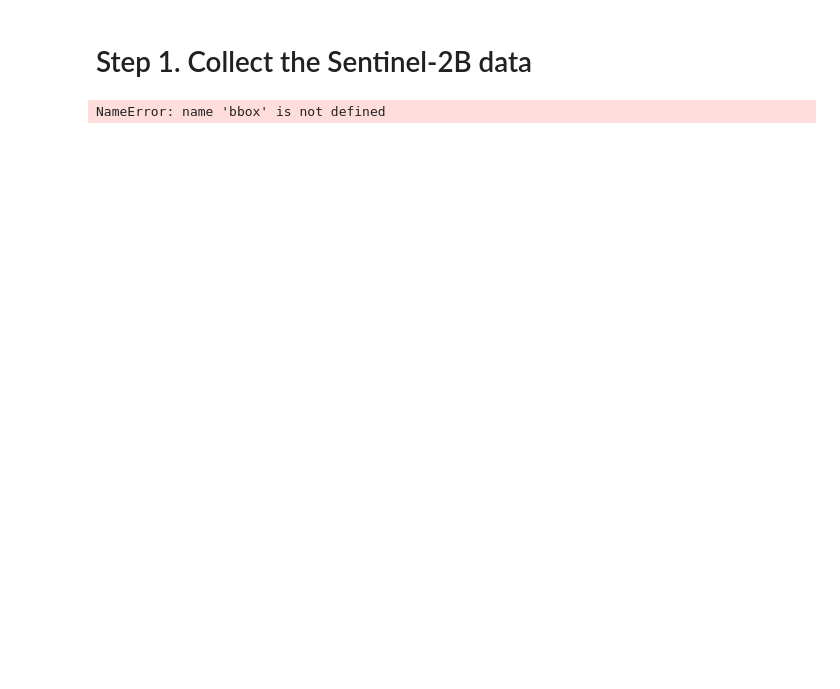
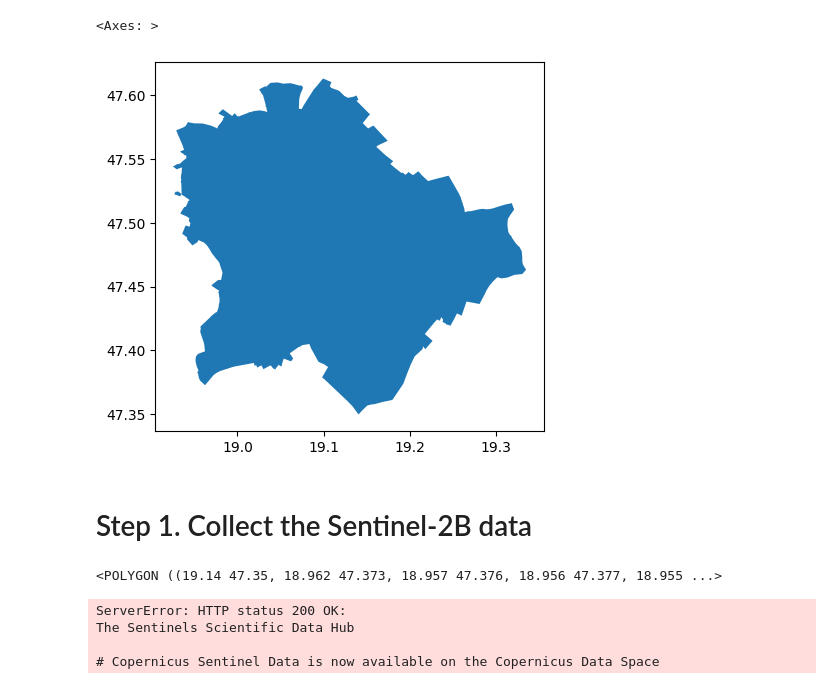
Before and after one commit to kai-happyvirus/Satelite_Image, a Jupyter notebook: notebooks/satelite.ipynb, the cells around one changed output. Drawn from its saved outputs; the diff is of its cells as text; code cells hidden in the pictures; blank space fills up the shorter version.

Commit message:
test old sentinel api call method

```diff
--- a/notebooks/satelite.ipynb
+++ b/notebooks/satelite.ipynb
@@ -20,6 +20,17 @@ import pandas as pd
 
 
 from decouple import config
+# %%
+
+import osmnx as ox # version: 1.0.1
+import matplotlib.pyplot as plt # version: 3.7.1
+
+city = 'Budapest'
+admin = ox.geocode_to_gdf(city)
+admin.plot()
+# %% [output]
+<Axes: >
+[figure, added]
 # %% [markdown]
 # Step 1. Collect the Sentinel-2B data
 # %%
@@ -35,11 +43,22 @@ shape = geojson_to_wkt(read_geojson(geoJson_path))
+# %%
+# Set up Geo json
+geoJson_path = '../data/geojson/Malta_Sicily.json'
+footprint = geojson_to_wkt(read_geojson(geoJson_path))
+
+len(footprint)
+# to simplify the query, I extract the convex hull of the input polygon
+admin_polygon = admin.convex_hull.geometry.to_list()[0]
+admin_polygon
+# %% [output]
+<POLYGON ((19.14 47.35, 18.962 47.373, 18.957 47.376, 18.956 47.377, 18.955 ...>
 # %%
 # Query Sentinel API
-images = api.query(
-    footprint,
-    date=(date(2020, 5, 1), date(2020, 5, 10)),
-    platformname="Sentinel-2",
-    processinglevel = "Level-2A",
-    cloudcoverpercentage=(0, 30)
-)
+products = api.query(admin_polygon,
+                     date=('20220623', '20231006'),
+                     platformname='Sentinel-2',
+                     cloudcoverpercentage=(0, 100))
 # %% [output]
-NameError: name 'bbox' is not defined
+ServerError: HTTP status 200 OK:
+The Sentinels Scientific Data Hub
+
+# Copernicus Sentinel Data is now available on the Copernicus Data Space
```
Also changed, not shown: parts of 3 cells of this notebook, 5 other files.
